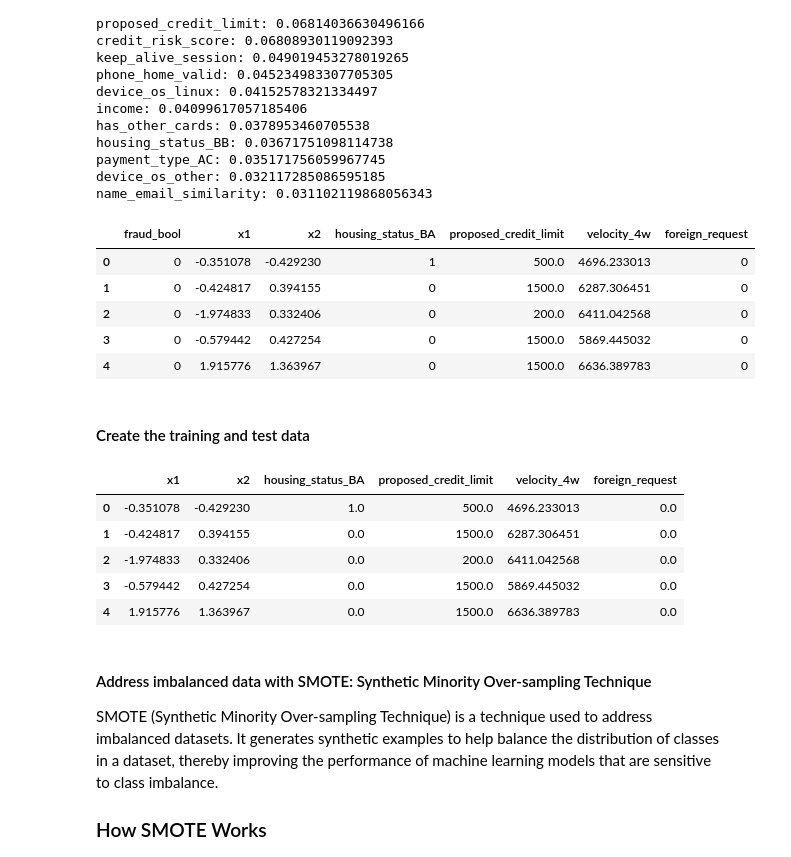
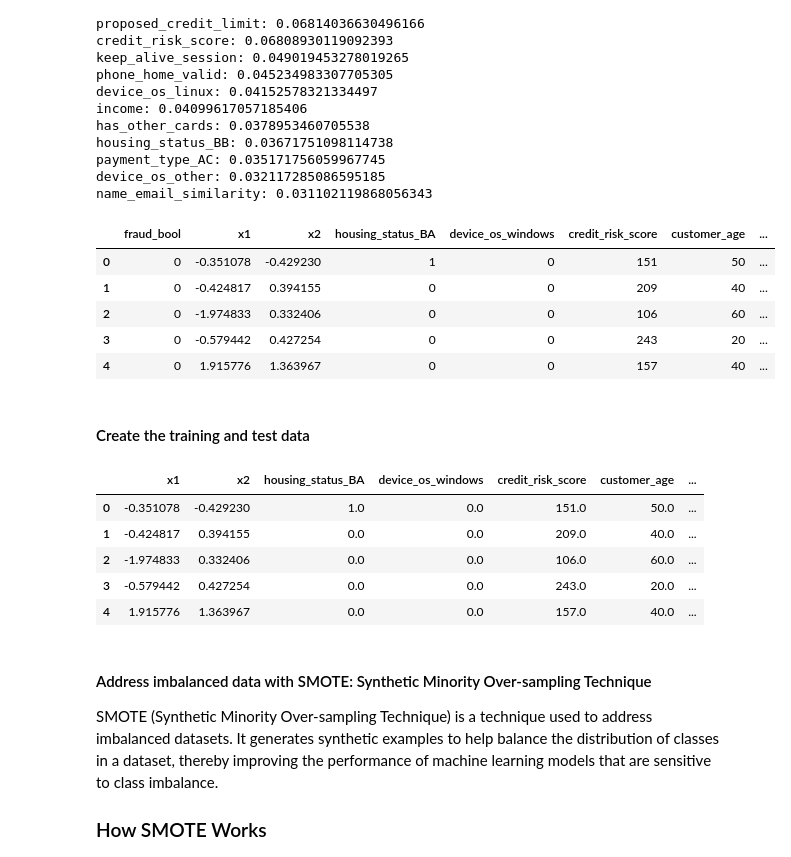
Before and after one commit to kevinxiong613/bank-fraud-detection, a Jupyter notebook: credit_fraud.ipynb, the cells around one changed output. Saved outputs shown, nothing was run; the diff lists cells and outputs as text; code cells hidden in the pictures.

```diff
--- a/credit_fraud.ipynb
+++ b/credit_fraud.ipynb
@@ -206,28 +206,28 @@ name_email_similarity: 0.031102119868056343
 # %%
 features = [
     "fraud_bool",
     "x1",
     "x2",
     "housing_status_BA",
-    "proposed_credit_limit",
-    # "credit_risk_score",
-    # "keep_alive_session",
-    # "phone_home_valid",
+    "device_os_windows",
+    "credit_risk_score",
+    "customer_age",
+    "keep_alive_session",
+    "income",
+    "date_of_birth_distinct_emails_4w",
     # "device_os_linux",
-    # "income",
-    # "has_other_cards",
-    "velocity_4w",
-    "foreign_request"
+    # "name_email_similarity",
+    # "housing_status_BC"
 ]
 processed_df = df[features]
 processed_df.head()
 # %% [output]
-|  | fraud_bool | x1 | x2 | housing_status_BA | proposed_credit_limit | velocity_4w | foreign_request |
-| 0 | 0 | -0.351078 | -0.429230 | 1 | 500.0 | 4696.233013 | 0 |
-| 1 | 0 | -0.424817 | 0.394155 | 0 | 1500.0 | 6287.306451 | 0 |
-| 2 | 0 | -1.974833 | 0.332406 | 0 | 200.0 | 6411.042568 | 0 |
-| 3 | 0 | -0.579442 | 0.427254 | 0 | 1500.0 | 5869.445032 | 0 |
-| 4 | 0 | 1.915776 | 1.363967 | 0 | 1500.0 | 6636.389783 | 0 |
+|  | fraud_bool | x1 | x2 | housing_status_BA | device_os_windows | credit_risk_score | customer_age | ... |
+| 0 | 0 | -0.351078 | -0.429230 | 1 | 0 | 151 | 50 | ... |
+| 1 | 0 | -0.424817 | 0.394155 | 0 | 0 | 209 | 40 | ... |
+| 2 | 0 | -1.974833 | 0.332406 | 0 | 0 | 106 | 60 | ... |
+| 3 | 0 | -0.579442 | 0.427254 | 0 | 0 | 243 | 20 | ... |
+| 4 | 0 | 1.915776 | 1.363967 | 0 | 0 | 157 | 40 | ... |
 # %% [markdown]
 #### Create the training and test data
 # %%
@@ -236,12 +236,12 @@ X = processed_df.drop('fraud_bool', axis=1).applymap(float)
 Y = processed_df['fraud_bool']
 X.head()
 # %% [output]
-|  | x1 | x2 | housing_status_BA | proposed_credit_limit | velocity_4w | foreign_request |
-| 0 | -0.351078 | -0.429230 | 1.0 | 500.0 | 4696.233013 | 0.0 |
-| 1 | -0.424817 | 0.394155 | 0.0 | 1500.0 | 6287.306451 | 0.0 |
-| 2 | -1.974833 | 0.332406 | 0.0 | 200.0 | 6411.042568 | 0.0 |
-| 3 | -0.579442 | 0.427254 | 0.0 | 1500.0 | 5869.445032 | 0.0 |
-| 4 | 1.915776 | 1.363967 | 0.0 | 1500.0 | 6636.389783 | 0.0 |
+|  | x1 | x2 | housing_status_BA | device_os_windows | credit_risk_score | customer_age | ... |
+| 0 | -0.351078 | -0.429230 | 1.0 | 0.0 | 151.0 | 50.0 | ... |
+| 1 | -0.424817 | 0.394155 | 0.0 | 0.0 | 209.0 | 40.0 | ... |
+| 2 | -1.974833 | 0.332406 | 0.0 | 0.0 | 106.0 | 60.0 | ... |
+| 3 | -0.579442 | 0.427254 | 0.0 | 0.0 | 243.0 | 20.0 | ... |
+| 4 | 1.915776 | 1.363967 | 0.0 | 0.0 | 157.0 | 40.0 | ... |
 # %%
 X_train, X_test, Y_train, Y_test = train_test_split(X, Y, test_size=0.3, random_state=42)
 # %% [markdown]
```
Also changed, not shown: parts of 6 cells of this notebook.
